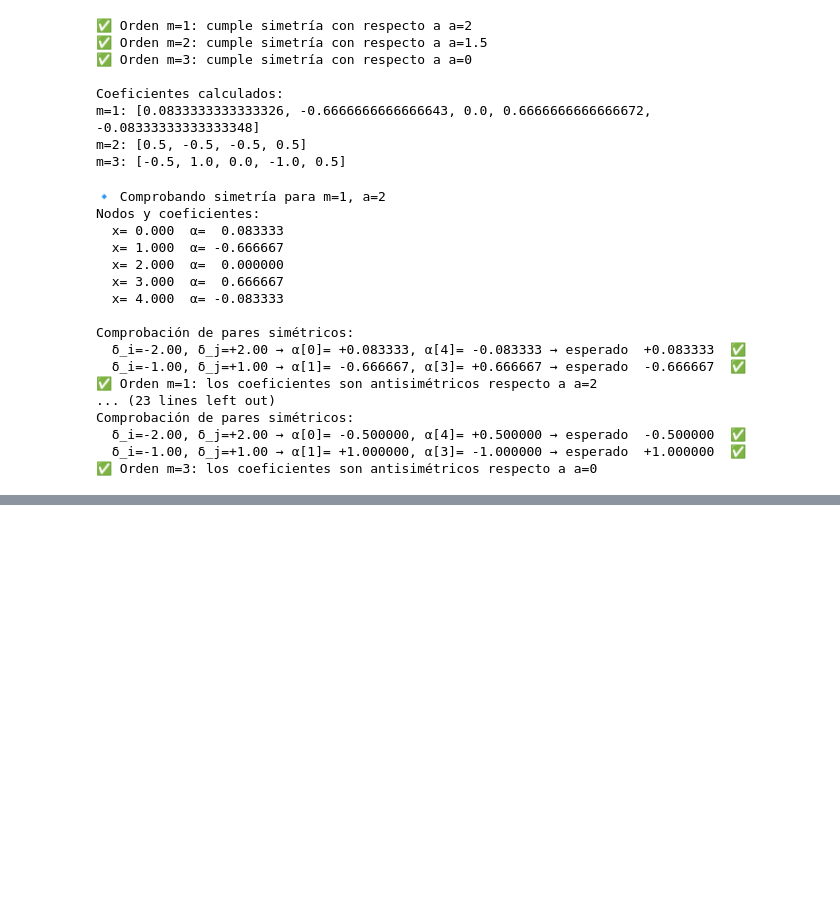
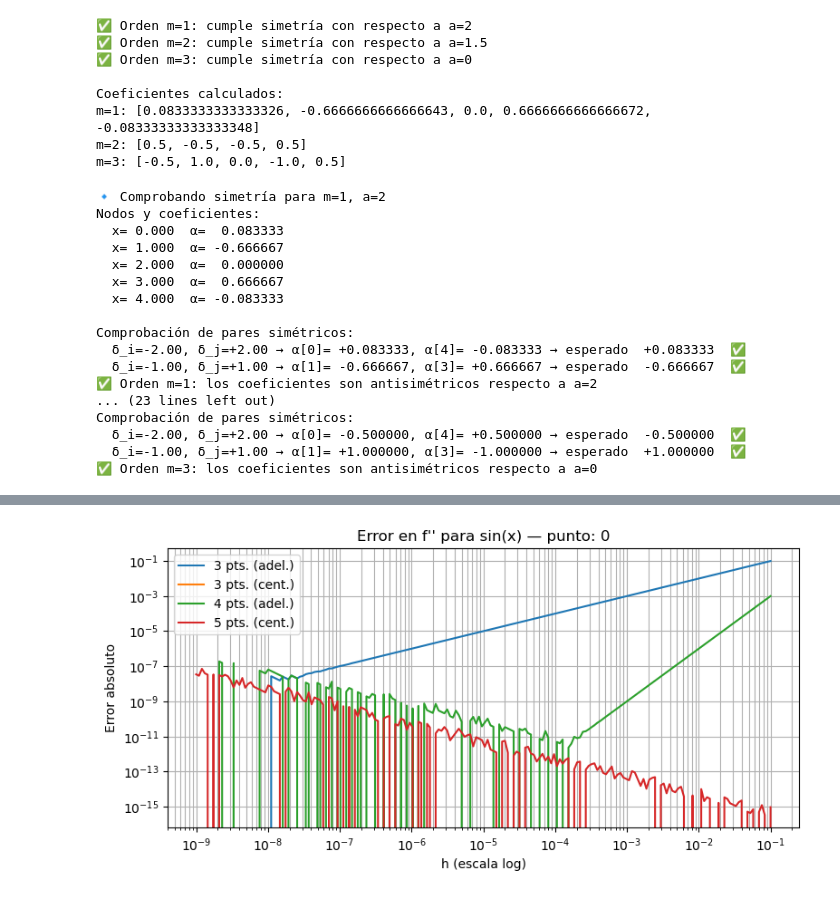
Before and after one commit to inniyah/JupyterTests, a Jupyter notebook: work/Derivación Numérica.ipynb, the cells around one changed output, grey strips where cells are left out. Drawn from its saved outputs; the diff is of its cells as text; code cells hidden in the pictures; blank space fills up the shorter version.

```diff
--- a/work/Derivación Numérica.ipynb
+++ b/work/Derivación Numérica.ipynb
@@ -698,0 +874,86 @@ Comprobación de pares simétricos:
+# %%
+import numpy as np
+import matplotlib.pyplot as plt
+
+# ------------------ Aproximación de f''(x) con 4 reglas ------------------
+def deriva2(fun, puntos, h):
+    """
+    Devuelve un array shape (N,4) con:
+      [ 3pts-adelantada, 3pts-centrada, 4pts-adelantada, 5pts-centrada ]
+    - 'puntos' escalar o iterable
+    - 'h' escalar o vector (pero no ambos iterables a la vez)
+    """
+    x_arr = np.atleast_1d(np.array(puntos, dtype=float))
+    h_arr = np.atleast_1d(np.array(h, dtype=float))
+    if x_arr.size > 1 and h_arr.size > 1:
+        raise ValueError("No se permite que 'puntos' y 'h' sean vectores simultáneamente.")
+    if h_arr.size == 1:
+        h_arr = np.repeat(h_arr, x_arr.size)
+    else:
+        x_arr = np.repeat(x_arr, h_arr.size)
+
+    x, hh = x_arr, h_arr
+    hh2 = hh**2
+    f = fun
+
+    r3a = (f(x) - 2*f(x+hh) + f(x+2*hh)) / hh2
+    r3c = (f(x-hh) - 2*f(x) + f(x+hh)) / hh2
+    r4a = (2*f(x) - 5*f(x+hh) + 4*f(x+2*hh) - f(x+3*hh)) / hh2
+    r5c = (-f(x-2*hh) + 16*f(x-hh) - 30*f(x) + 16*f(x+hh) - f(x+2*hh)) / (12*hh2)
+
+    return np.vstack([r3a, r3c, r4a, r5c]).T  # (N,4)
+
+# ------------------ Funciones de prueba y f'' exacta ------------------
+def f1(x):       # sin(x)
+    return np.sin(x)
+def f1pp(x):     # -sin(x)
+    return -np.sin(x)
+
+def f2(x):       # sqrt(1+x)
+    return np.sqrt(1.0 + x)
+def f2pp(x):     # -1/(4*(1+x)^(3/2))
+    return -1.0/(4.0*(1.0 + x)**1.5)
+
+# ------------------ Rango de h y puntos a evaluar ------------------
+h_vals = np.logspace(-9, -1, 200)   # de 1e-9 a 1e-1
+puntos = [0.0, 0.5]                  # {0, 1/2}
+
+# ------------------ Helper para un subplot ------------------
+def plot_error(fun, funpp, x0, titulo):
+    approx = deriva2(fun, x0, h_vals)       # shape (len(h), 4)
+    exact  = funpp(x0)
+    err    = np.abs(approx - exact)
+
+    plt.xscale("log")
+    plt.yscale("log")
+    plt.plot(h_vals, err[:,0], label="3 pts. (adel.)")
+    plt.plot(h_vals, err[:,1], label="3 pts. (cent.)")
+    plt.plot(h_vals, err[:,2], label="4 pts. (adel.)")
+    plt.plot(h_vals, err[:,3], label="5 pts. (cent.)")
+    plt.xlabel("h (escala log)")
+    plt.ylabel("Error absoluto")
+    plt.title(titulo)
+    plt.grid(True, which="both")
+    plt.legend()
+
+# ------------------ Gráficas pedidas ------------------
+plt.figure(figsize=(9,4))
+plot_error(f1, f1pp, puntos[0], "Error en f'' para sin(x) — punto: 0")
+plt.show()
+
+plt.figure(figsize=(9,4))
+plot_error(f1, f1pp, puntos[1], "Error en f'' para sin(x) — punto: 1/2")
+plt.show()
+
+plt.figure(figsize=(9,4))
+plot_error(f2, f2pp, puntos[0], "Error en f'' para √(1+x) — punto: 0")
+plt.show()
+
+plt.figure(figsize=(9,4))
+plot_error(f2, f2pp, puntos[1], "Error en f'' para √(1+x) — punto: 1/2")
+plt.show()
+
+# (Opcional) para guardar:
+# plt.savefig("error_sin_x0.png", dpi=150, bbox_inches="tight")
+# %% [output]
+[figure, added]
```
Also changed, not shown: parts of 20 cells of this notebook.
